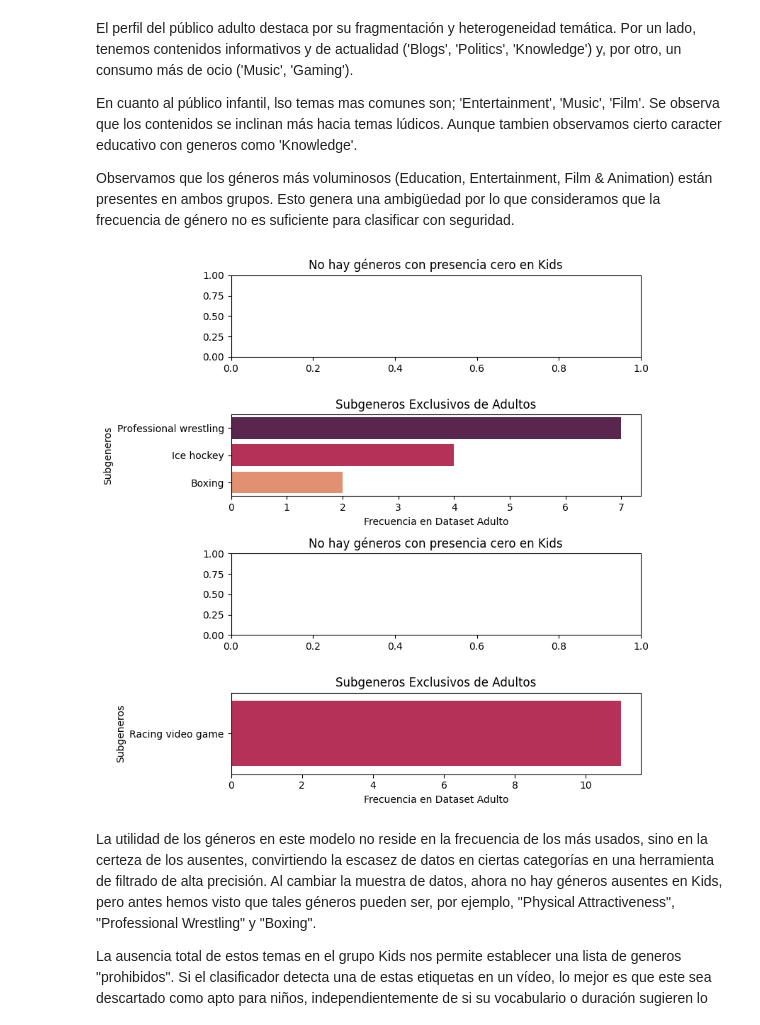
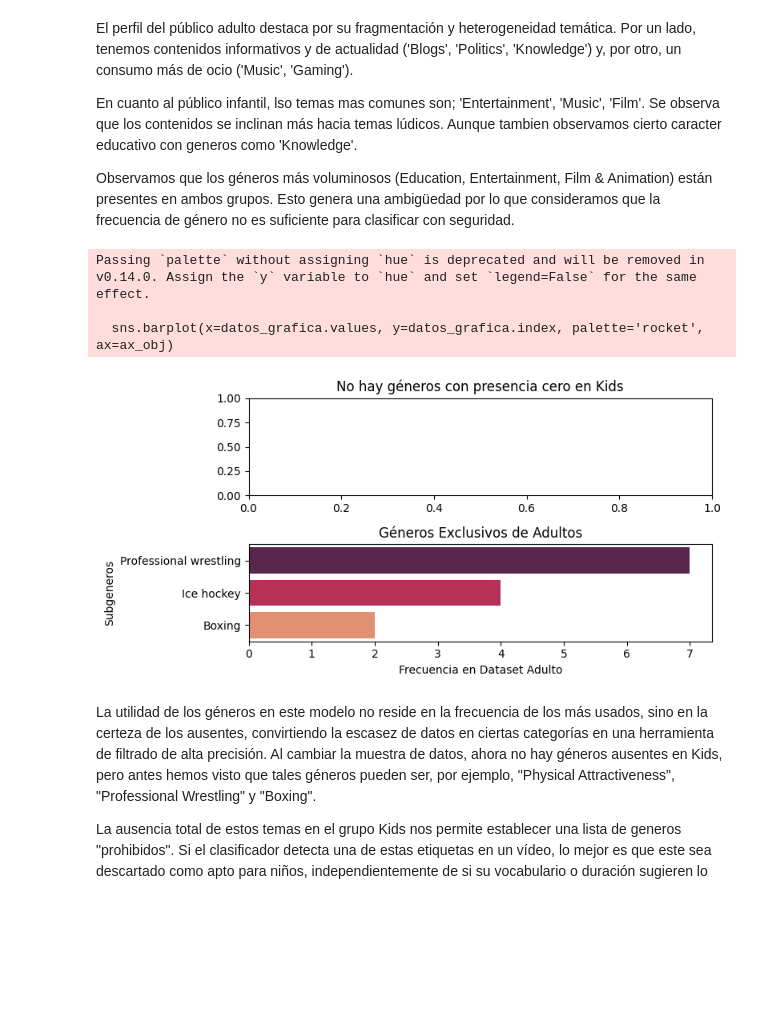
Before and after one commit to UCM-GIDIA-PD1/c2526-R1, a Jupyter notebook: src/analisis_kids.ipynb, the cells around one changed output. Cells and saved outputs as stored; diff of their text form; code cells hidden in the pictures; blank space fills up the shorter version.

```diff
--- a/src/analisis_kids.ipynb
+++ b/src/analisis_kids.ipynb
@@ -28,7 +28,7 @@ with open("Private/Claves.json", "r", encoding="utf-8") as archivo:
     claves = json.load(archivo)
 
 claves["Url"] = claves["Url"].replace("https://", "").replace("http://", "").split("/")[0]
-df = download_dataframe_minio("pd1", "grupo1/clean/union_dfs_20260305",claves=claves,file_format="parquet")
+df = download_dataframe_minio("pd1", "grupo1/clean/union_dfs_20260307",claves=claves,file_format="parquet")
 df.tail()
 # %% [output]
 |  | ID | Titulo | Descripcion | Visualizaciones | Tags | Duracion | Fecha_publicacion | Titulo_canal | ... |
@@ -115,15 +115,16 @@ En cuanto al público infantil, lso temas mas comunes son; 'Entertainment', 'Mus
 
 Observamos que los géneros más voluminosos (Education, Entertainment, Film & Animation) están presentes en ambos grupos. Esto genera una ambigüedad por lo que consideramos que la frecuencia de género no es suficiente para clasificar con seguridad.
 # %%
-fig, ax = plt.subplots(4, 1, figsize=(8,8))
-utils.graficar_generos_ausentes(df_Adult, df_Kids, ax[0], "Generos")
-utils.graficar_generos_ausentes(df_Adult, df_Kids, ax[1], "Subgeneros")
-utils.graficar_generos_ausentes(df_Kids, df_Adult, ax[2], "Generos")
-utils.graficar_generos_ausentes(df_Kids, df_Adult, ax[3], "Subgeneros")
+fig, ax = plt.subplots(2, 1, figsize=(8,4))
+utils.graficar_generos_ausentes_kids(df_Adult, df_Kids, ax[0], "Generos")
+utils.graficar_generos_ausentes_kids(df_Adult, df_Kids, ax[1], "Subgeneros")
 plt.tight_layout()
 plt.show()
 # %% [output]
+Passing `palette` without assigning `hue` is deprecated and will be removed in v0.14.0. Assign the `y` variable to `hue` and set `legend=False` for the same effect.
+
+  sns.barplot(x=datos_grafica.values, y=datos_grafica.index, palette='rocket', ax=ax_obj)
-[figure, old version]
+[figure, new version]
 # %% [markdown]
 La utilidad de los géneros en este modelo no reside en la frecuencia de los más usados, sino en la certeza de los ausentes, convirtiendo la escasez de datos en ciertas categorías en una herramienta de filtrado de alta precisión. Al cambiar la muestra de datos, ahora no hay géneros ausentes en Kids, pero antes hemos visto que tales géneros pueden ser, por ejemplo, "Physical Attractiveness", "Professional Wrestling" y "Boxing".
 
```
Also changed, not shown: parts of 16 cells of this notebook, 1 other file.
